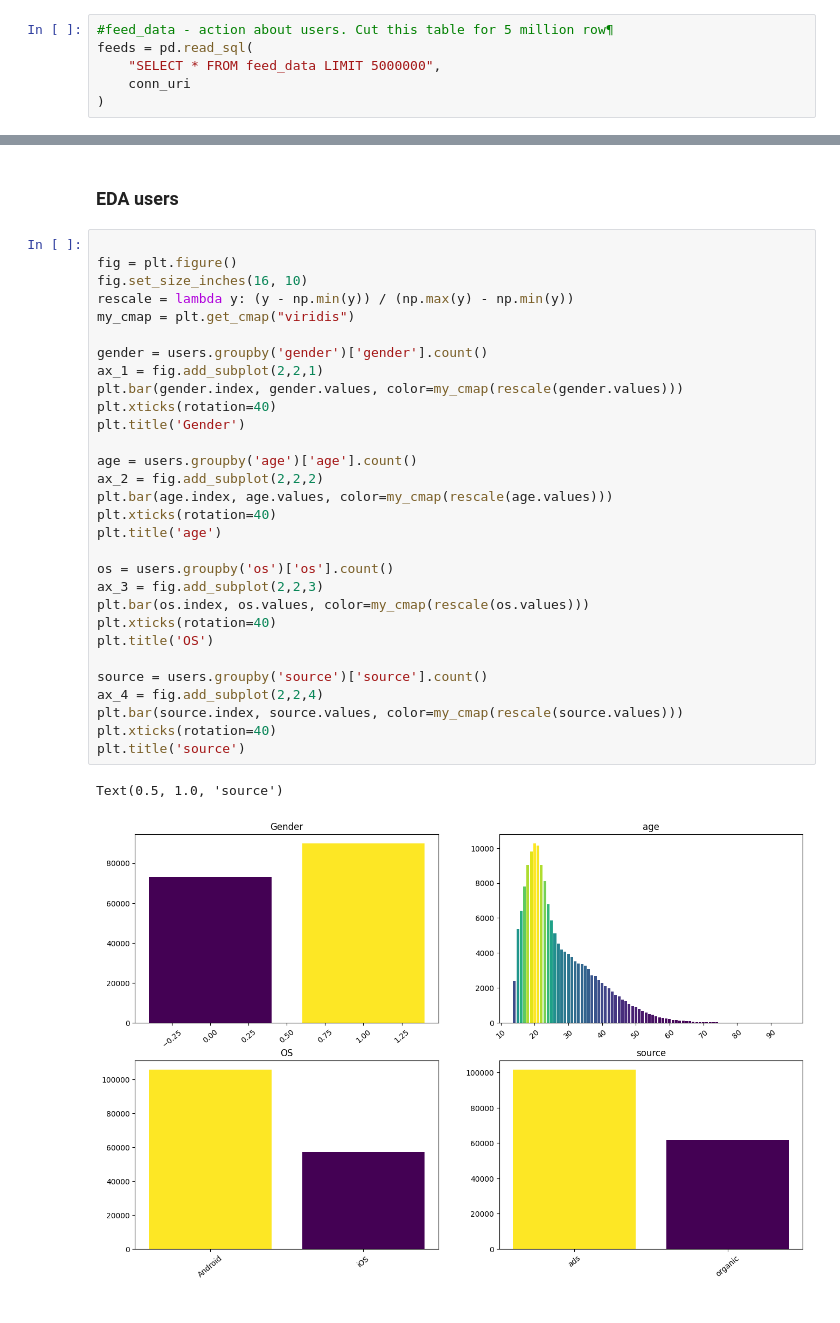
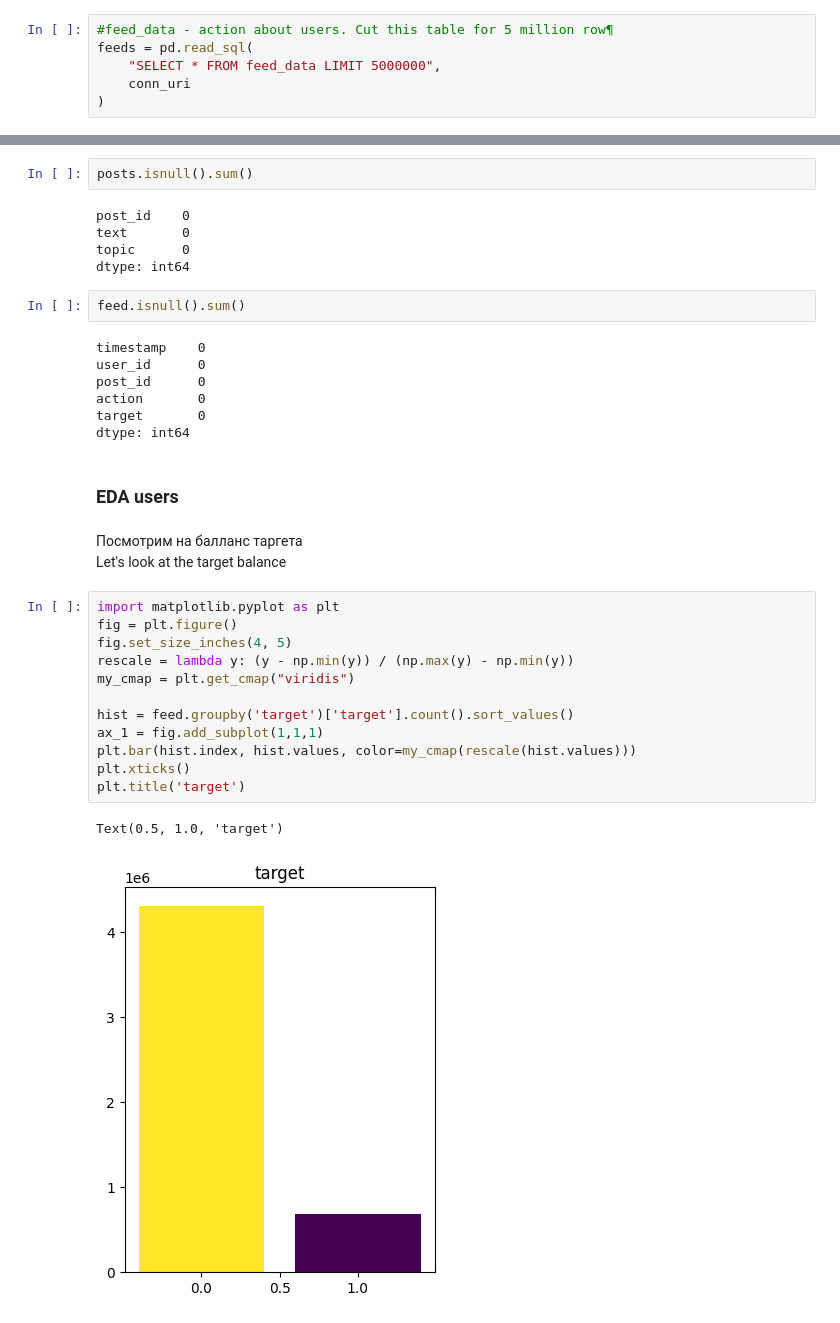
Before and after one commit to ValentinPatrakeev/Recommendation-system-social-network, a Jupyter notebook: 1. Download data and EDA.ipynb, the cells around one changed output, grey strips where cells are left out. Saved outputs shown, nothing was run; the diff lists cells and outputs as text.

```diff
--- a/1. Download data and EDA.ipynb
+++ b/1. Download data and EDA.ipynb
@@ -67,35 +89,36 @@ users.to_csv("feeds_data_5million", sep=";", index=False)
+# %%
+posts.isnull().sum()
+# %% [output]
+post_id    0
+text       0
+topic      0
+dtype: int64
+# %%
+feed.isnull().sum()
+# %% [output]
+timestamp    0
+user_id      0
+post_id      0
+action       0
+target       0
+dtype: int64
 # %% [markdown]
 ### EDA users
-# %%
-
-fig = plt.figure()
-fig.set_size_inches(16, 10)
-rescale = lambda y: (y - np.min(y)) / (np.max(y) - np.min(y))
-my_cmap = plt.get_cmap("viridis")
-
-gender = users.groupby('gender')['gender'].count()
-ax_1 = fig.add_subplot(2,2,1)
-plt.bar(gender.index, gender.values, color=my_cmap(rescale(gender.values)))
-plt.xticks(rotation=40)
-plt.title('Gender')
-
-age = users.groupby('age')['age'].count()
-ax_2 = fig.add_subplot(2,2,2)
-plt.bar(age.index, age.values, color=my_cmap(rescale(age.values)))
-plt.xticks(rotation=40)
-plt.title('age')
-
-os = users.groupby('os')['os'].count()
-ax_3 = fig.add_subplot(2,2,3)
-plt.bar(os.index, os.values, color=my_cmap(rescale(os.values)))
-plt.xticks(rotation=40)
-plt.title('OS')
-
-source = users.groupby('source')['source'].count()
-ax_4 = fig.add_subplot(2,2,4)
-plt.bar(source.index, source.values, color=my_cmap(rescale(source.values)))
-plt.xticks(rotation=40)
-plt.title('source')
-# %% [output]
-Text(0.5, 1.0, 'source')
-[figure, removed]
+# %% [markdown]
+Посмотрим на балланс таргета <br/>
+Let's look at the target balance
+# %%
+import matplotlib.pyplot as plt
+fig = plt.figure()
+fig.set_size_inches(4, 5)
+rescale = lambda y: (y - np.min(y)) / (np.max(y) - np.min(y))
+my_cmap = plt.get_cmap("viridis")
+
+hist = feed.groupby('target')['target'].count().sort_values()
+ax_1 = fig.add_subplot(1,1,1)
+plt.bar(hist.index, hist.values, color=my_cmap(rescale(hist.values)))
+plt.xticks()
+plt.title('target')
+# %% [output]
+Text(0.5, 1.0, 'target')
+[figure, added]
```
Also changed, not shown: parts of 34 cells of this notebook, 1 other file.
